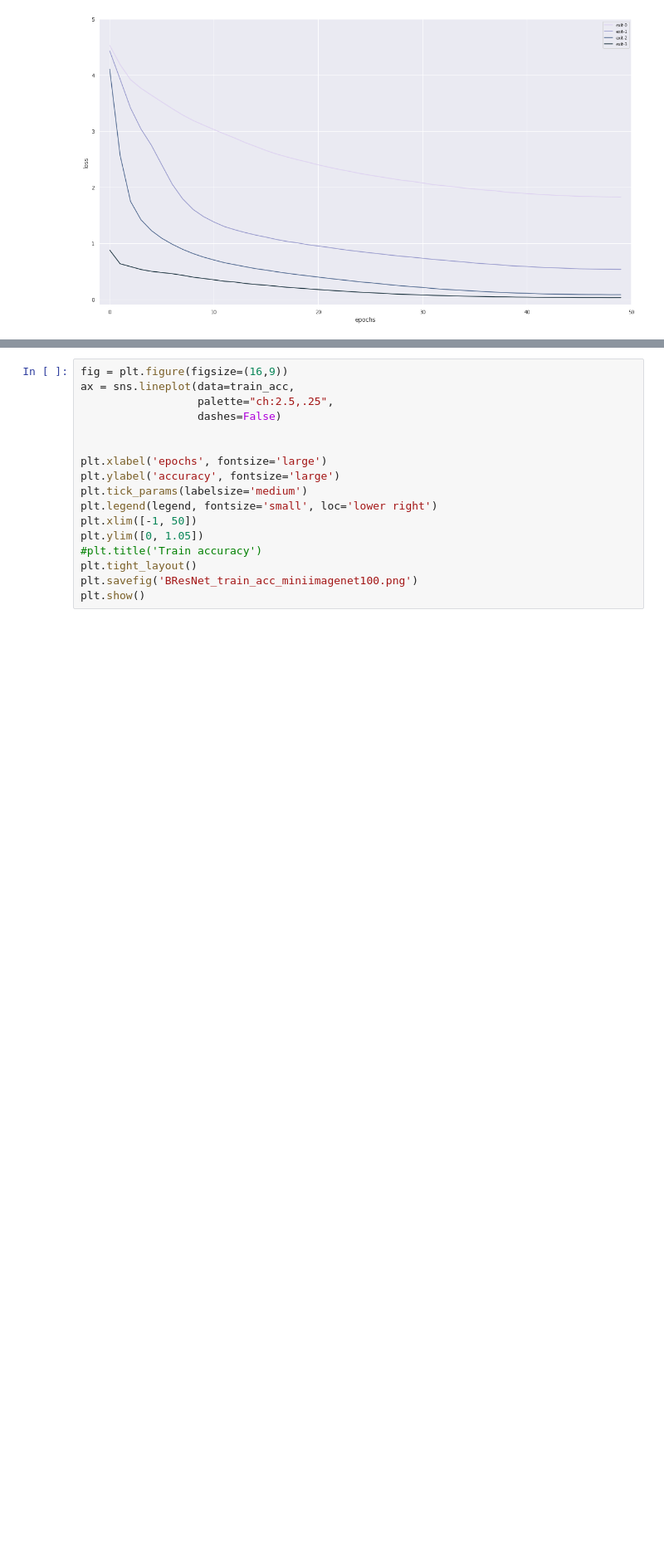
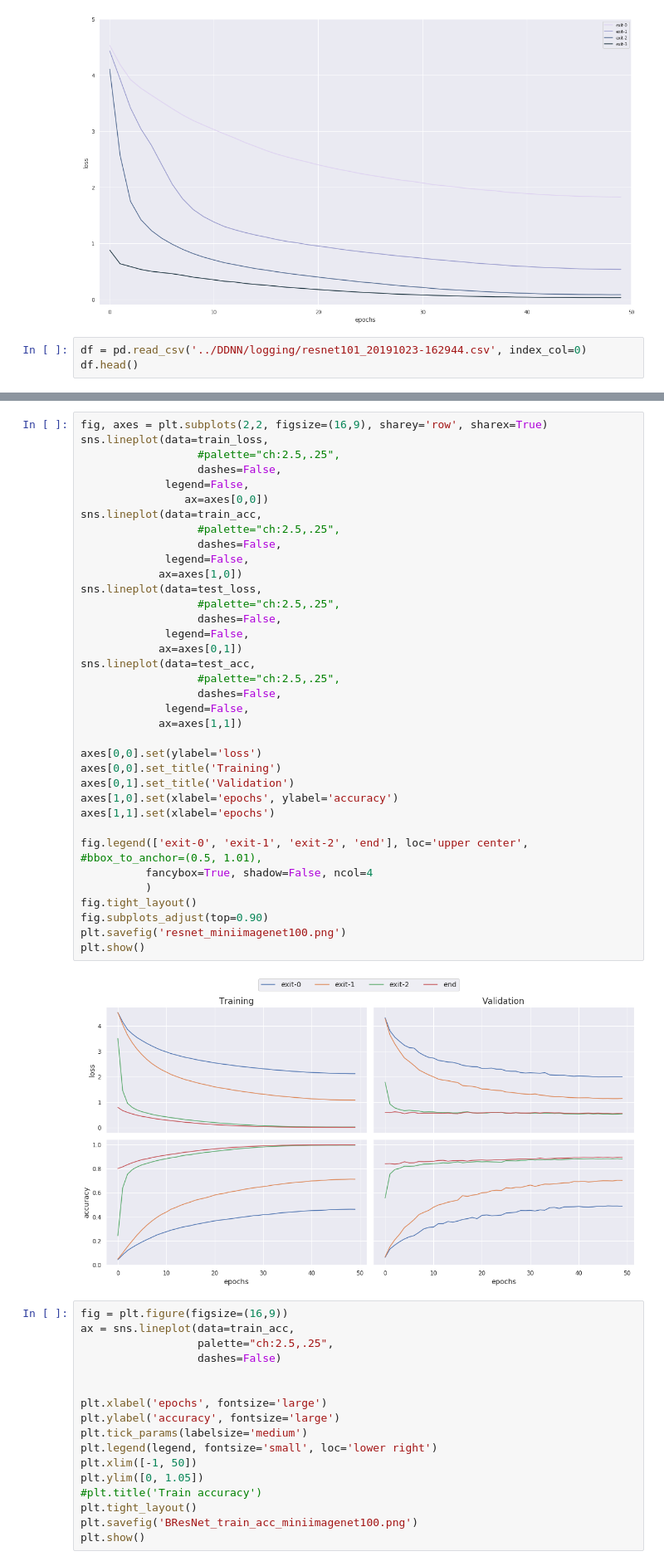
Before and after one commit to AlexKarlsen/thesis-src, a Jupyter notebook: Train Visualization/Train Validation Visualization BDenseNet miniimagenet.ipynb, the cells around one changed output, grey strips where cells are left out. Shown at 83% size. Drawn from its saved outputs; the diff is of its cells as text; blank space fills up the shorter version.

Commit message:
resnet101 train viz

```diff
--- a/Train Visualization/Train Validation Visualization BDenseNet miniimagenet.ipynb
+++ b/Train Visualization/Train Validation Visualization BDenseNet miniimagenet.ipynb
@@ -125,3 +125,6 @@ plt.savefig('BResNet_train_loss_miniimagenet100.png')
 plt.show()
 # %% [output]
 [figure]
+# %%
+df = pd.read_csv('../DDNN/logging/resnet101_20191023-162944.csv', index_col=0)
+df.head()
@@ -128,3 +183,41 @@ plt.show()
+# %%
+fig, axes = plt.subplots(2,2, figsize=(16,9), sharey='row', sharex=True)
+sns.lineplot(data=train_loss,
+                  #palette="ch:2.5,.25",
+                  dashes=False,
+             legend=False,
+                ax=axes[0,0])
+sns.lineplot(data=train_acc,
+                  #palette="ch:2.5,.25",
+                  dashes=False,
+             legend=False,
+            ax=axes[1,0])
+sns.lineplot(data=test_loss,
+                  #palette="ch:2.5,.25",
+                  dashes=False,
+             legend=False,
+            ax=axes[0,1])
+sns.lineplot(data=test_acc,
+                  #palette="ch:2.5,.25",
+                  dashes=False,
+             legend=False,
+            ax=axes[1,1])
+
+axes[0,0].set(ylabel='loss')
+axes[0,0].set_title('Training')
+axes[0,1].set_title('Validation')
+axes[1,0].set(xlabel='epochs', ylabel='accuracy')
+axes[1,1].set(xlabel='epochs')
+
+fig.legend(['exit-0', 'exit-1', 'exit-2', 'end'], loc='upper center', #bbox_to_anchor=(0.5, 1.01),
+          fancybox=True, shadow=False, ncol=4
+          )
+fig.tight_layout()
+fig.subplots_adjust(top=0.90)
+plt.savefig('resnet_miniimagenet100.png')
+plt.show()
+# %% [output]
+[figure, added]
 # %%
 fig = plt.figure(figsize=(16,9))
 ax = sns.lineplot(data=train_acc,
```
Also changed, not shown: parts of 2 cells of this notebook, 2 other files.
